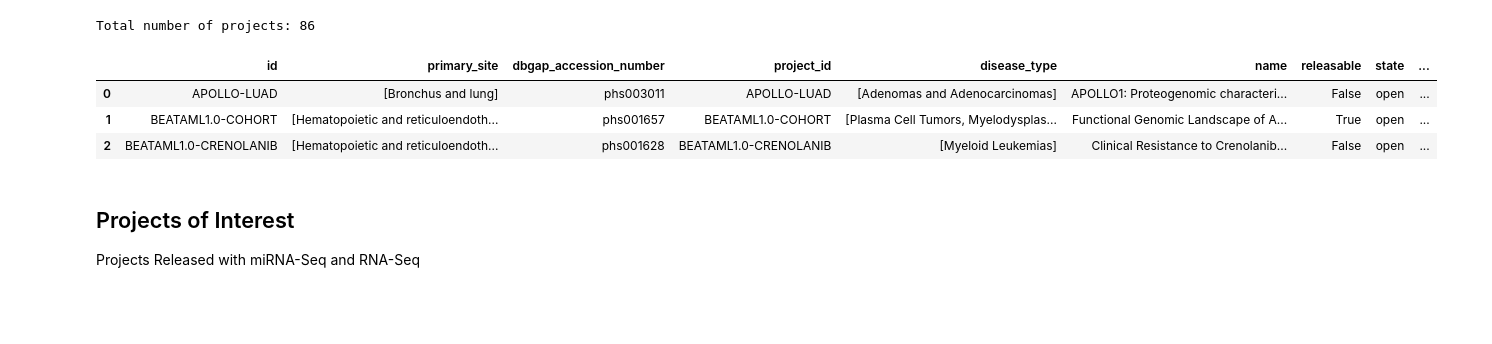
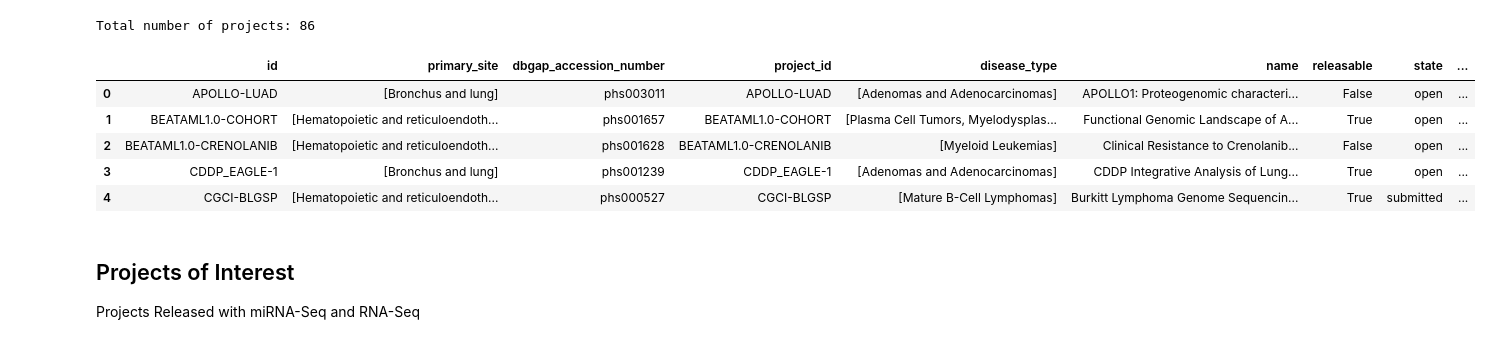
Before and after one commit to MylenaRoberta/pan-cancer-analysis, a Jupyter notebook: notebooks/00_gdc-api/01_gdc-metadata-preprocessing.ipynb, the cells around one changed output. Drawn from its saved outputs; the diff is of its cells as text; code cells hidden in the pictures; blank space fills up the shorter version.

```diff
--- a/notebooks/00_gdc-api/01_gdc-data-preprocessing.ipynb
+++ b/notebooks/00_gdc-api/01_gdc-metadata-preprocessing.ipynb
@@ -45,7 +37,7 @@ print(response.content.decode('utf-8'))
 Total projects contained in the GDC API
 # %%
 # Request the information contained in the endpoint
-response = requests.get(f'{PROJECTS_ENDPOINT}/_mapping')
+response = requests.get(urljoin(GDC_API_ENDPOINTS['projects'] + '/', '_mapping'))
 
 # Convert the response content to JSON
 json_response = json.loads(response.content.decode('utf-8'))
@@ -57,7 +49,7 @@ fields_projects = fields_projects.replace(' ', '')
 # %%
 # Request the default number of objects to the endpoint
 response = requests.post(
-    url=PROJECTS_ENDPOINT,
+    url=GDC_API_ENDPOINTS['projects'],
     headers={'Content-Type': 'application/json'},
     json={'fields': 'name'}
 )
@@ -79,7 +71,7 @@ params = {
 
 # Request all objects from the endpoint
 response = requests.post(
-    url=PROJECTS_ENDPOINT,
+    url=GDC_API_ENDPOINTS['projects'],
     headers={'Content-Type': 'application/json'},
     json=params
 )
@@ -100,17 +92,18 @@ df_all_projects = pd.json_normalize(json_response) \
     .reset_index(drop=True)
 # %%
 # Write the DataFrame in a CSV file
-file_name = 'gdc-projects.csv'
-df_all_projects.to_csv(f'{INTERIM_DATA_PATH}/{file_name}', index=False)
+df_all_projects.to_csv(GDC_INTERIM_FILE_PATHS['all-projects'], index=False)
 
 # Print the DataFrame partially
 pd.set_option('display.max_colwidth', 100)
-df_all_projects.head(3)
+df_all_projects.head()
 # %% [output]
 |  | id | primary_site | dbgap_accession_number | project_id | disease_type | name | releasable | state | ... |
 | 0 | APOLLO-LUAD | [Bronchus and lung] | phs003011 | APOLLO-LUAD | [Adenomas and Adenocarcinomas] | APOLLO1: Proteogenomic characteri... | False | open | ... |
 | 1 | BEATAML1.0-COHORT | [Hematopoietic and reticuloendoth... | phs001657 | BEATAML1.0-COHORT | [Plasma Cell Tumors, Myelodysplas... | Functional Genomic Landscape of A... | True | open | ... |
 | 2 | BEATAML1.0-CRENOLANIB | [Hematopoietic and reticuloendoth... | phs001628 | BEATAML1.0-CRENOLANIB | [Myeloid Leukemias] | Clinical Resistance to Crenolanib... | False | open | ... |
+| 3 | CDDP_EAGLE-1 | [Bronchus and lung] | phs001239 | CDDP_EAGLE-1 | [Adenomas and Adenocarcinomas] | CDDP Integrative Analysis of Lung... | True | open | ... |
+| 4 | CGCI-BLGSP | [Hematopoietic and reticuloendoth... | phs000527 | CGCI-BLGSP | [Mature B-Cell Lymphomas] | Burkitt Lymphoma Genome Sequencin... | True | submitted | ... |
 # %% [markdown]
 ## Projects of Interest
 Projects Released with miRNA-Seq and RNA-Seq
```
Also changed, not shown: parts of 11 cells of this notebook, 3 other files.
